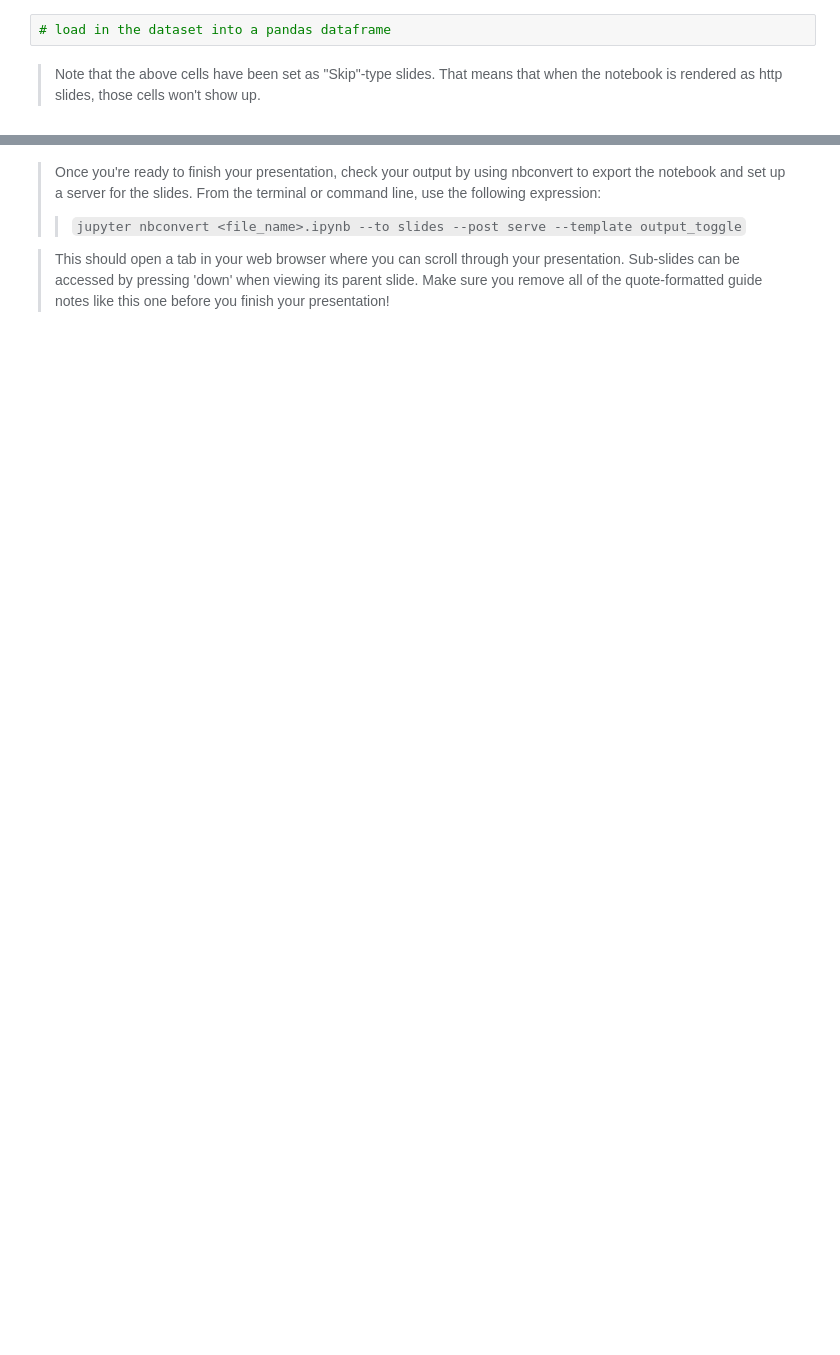
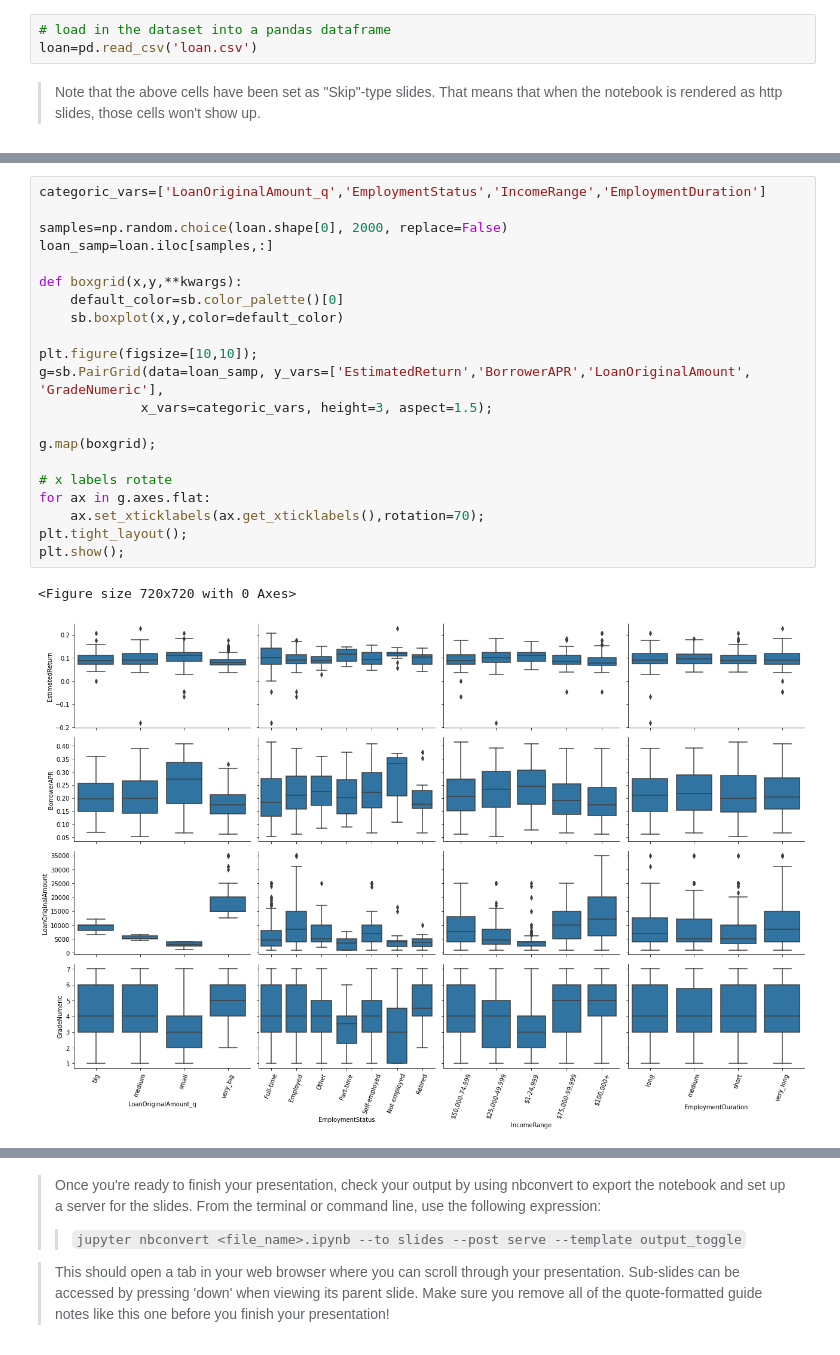
Before and after one commit to wythe0513/Prosper_Loan, a Jupyter notebook: slide_deck_template.ipynb, the cells around one changed output, grey strips where cells are left out. Saved outputs shown, nothing was run; the diff lists cells and outputs as text; blank space fills up the shorter version.

```diff
--- a/slide_deck_template.ipynb
+++ b/slide_deck_template.ipynb
@@ -23,6 +24,7 @@ import warnings
 warnings.simplefilter("ignore")
 # %%
 # load in the dataset into a pandas dataframe
+loan=pd.read_csv('loan.csv')
 # %% [markdown]
 > Note that the above cells have been set as "Skip"-type slides. That means
 that when the notebook is rendered as http slides, those cells won't show up.
@@ -40,0 +43,24 @@ but feel free to add more if you'd like!
+# %%
+categoric_vars=['LoanOriginalAmount_q','EmploymentStatus','IncomeRange','EmploymentDuration']
+
+samples=np.random.choice(loan.shape[0], 2000, replace=False)
+loan_samp=loan.iloc[samples,:]
+
+def boxgrid(x,y,**kwargs):
+    default_color=sb.color_palette()[0]
+    sb.boxplot(x,y,color=default_color)
+
+plt.figure(figsize=[10,10]);
+g=sb.PairGrid(data=loan_samp, y_vars=['EstimatedReturn','BorrowerAPR','LoanOriginalAmount', 'GradeNumeric'],
+             x_vars=categoric_vars, height=3, aspect=1.5);
+
+g.map(boxgrid);
+
+# x labels rotate
+for ax in g.axes.flat:
+    ax.set_xticklabels(ax.get_xticklabels(),rotation=70);
+plt.tight_layout();
+plt.show();
+# %% [output]
+<Figure size 720x720 with 0 Axes>
+[figure, added]
```
Also changed, not shown: parts of 12 cells of this notebook, 1 other file.
